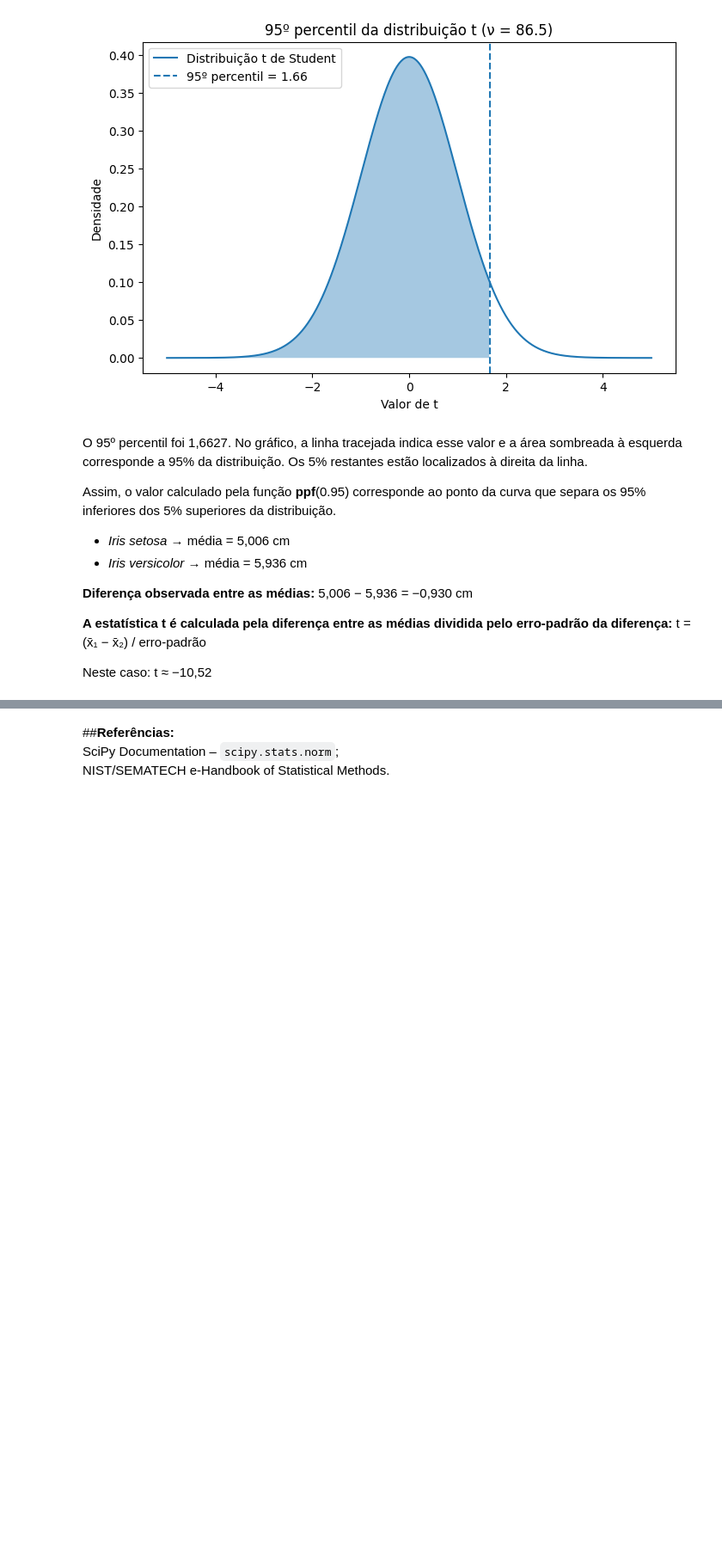
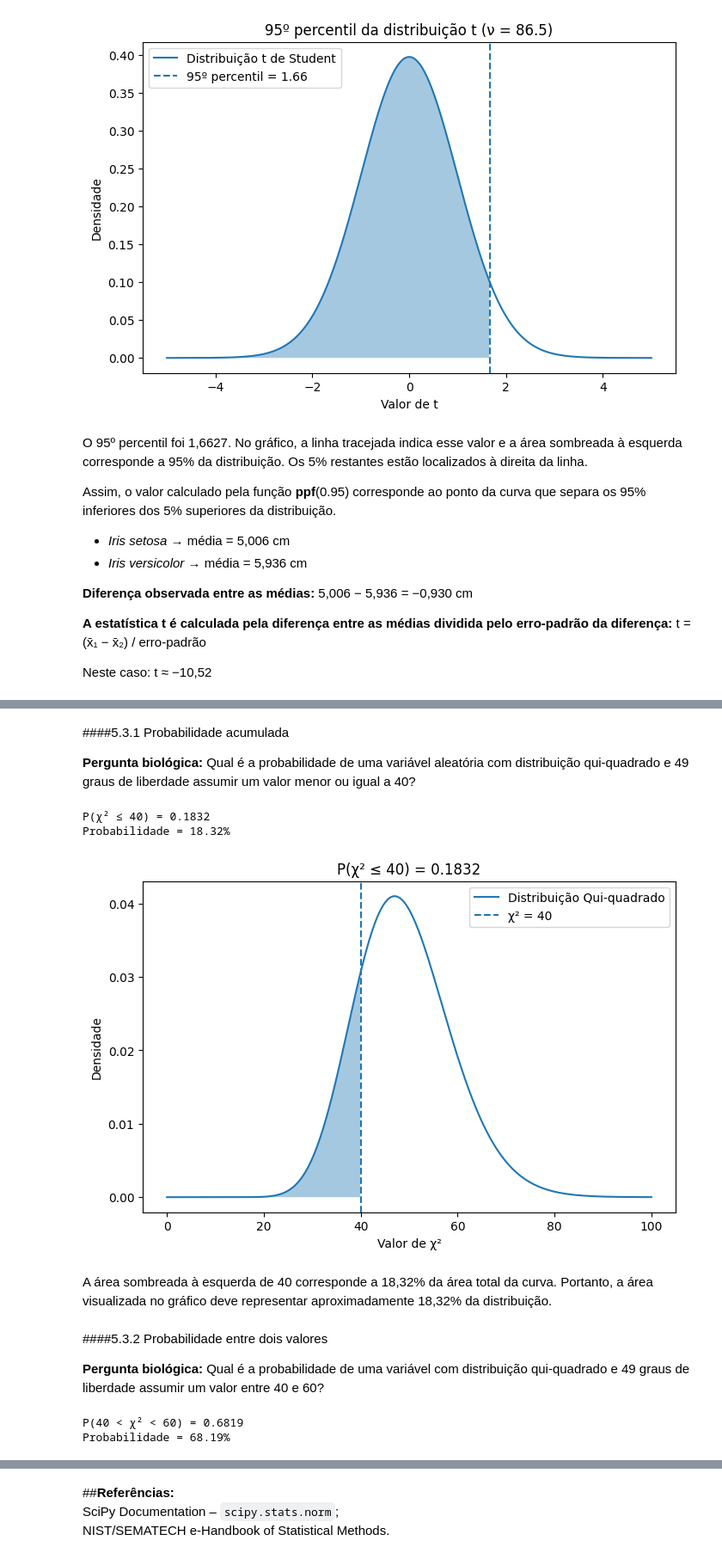
Before and after one commit to amelyssaeu-ab/bio-dkm, a Jupyter notebook: tarefa13quase completa2.ipynb, the cells around one changed output, grey strips where cells are left out. Shown at 86% size. Cells and saved outputs as stored; diff of their text form; code cells hidden in the pictures; blank space fills up the shorter version.

```diff
--- a/tarefa13quase completa2.ipynb
+++ b/tarefa13quase completa2.ipynb
@@ -938,0 +948,67 @@ Neste caso: t ≈ −10,52
+# %% [markdown]
+####5.3.1 Probabilidade acumulada
+
+**Pergunta biológica:** Qual é a probabilidade de uma variável aleatória com distribuição qui-quadrado e 49 graus de liberdade assumir um valor menor ou igual a 40?
+# %%
+graus_liberdade = 49
+
+prob_acumulada_chi = stats.chi2.cdf(40, df=graus_liberdade)
+
+print(f"P(χ² ≤ 40) = {prob_acumulada_chi:.4f}")
+print(f"Probabilidade = {prob_acumulada_chi*100:.2f}%")
+# %% [output]
+P(χ² ≤ 40) = 0.1832
+Probabilidade = 18.32%
+# %%
+x = np.linspace(0, 100, 500)
+y = stats.chi2.pdf(x, df=graus_liberdade)
+
+limite = 40
+
+x_sombra = x[x <= limite]
+y_sombra = stats.chi2.pdf(x_sombra, df=graus_liberdade)
+
+plt.figure(figsize=(8,5))
+
+plt.plot(x, y, label="Distribuição Qui-quadrado")
+
+plt.fill_between(
+    x_sombra,
+    y_sombra,
+    alpha=0.4
+)
+
+plt.axvline(
+    limite,
+    linestyle="--",
+    label="χ² = 40"
+)
+
+plt.xlabel("Valor de χ²")
+plt.ylabel("Densidade")
+plt.title(f"P(χ² ≤ 40) = {prob_acumulada_chi:.4f}")
+
+plt.legend()
+plt.show()
+# %% [output]
+[figure, added]
+# %% [markdown]
+A área sombreada à esquerda de 40 corresponde a 18,32% da área total da curva. Portanto, a área visualizada no gráfico deve representar aproximadamente 18,32% da distribuição.
+# %% [markdown]
+####5.3.2 Probabilidade entre dois valores
+
+**Pergunta biológica:** Qual é a probabilidade de uma variável com distribuição qui-quadrado e 49 graus de liberdade assumir um valor entre 40 e 60?
+# %%
+limite_inferior = 40
+limite_superior = 60
+
+prob_intervalo_chi = (
+    stats.chi2.cdf(limite_superior, df=graus_liberdade)
+    - stats.chi2.cdf(limite_inferior, df=graus_liberdade)
+)
+
+print(f"P(40 < χ² < 60) = {prob_intervalo_chi:.4f}")
+print(f"Probabilidade = {prob_intervalo_chi*100:.2f}%")
+# %% [output]
+P(40 < χ² < 60) = 0.6819
+Probabilidade = 68.19%
```
Also changed, not shown: parts of 27 cells of this notebook.
